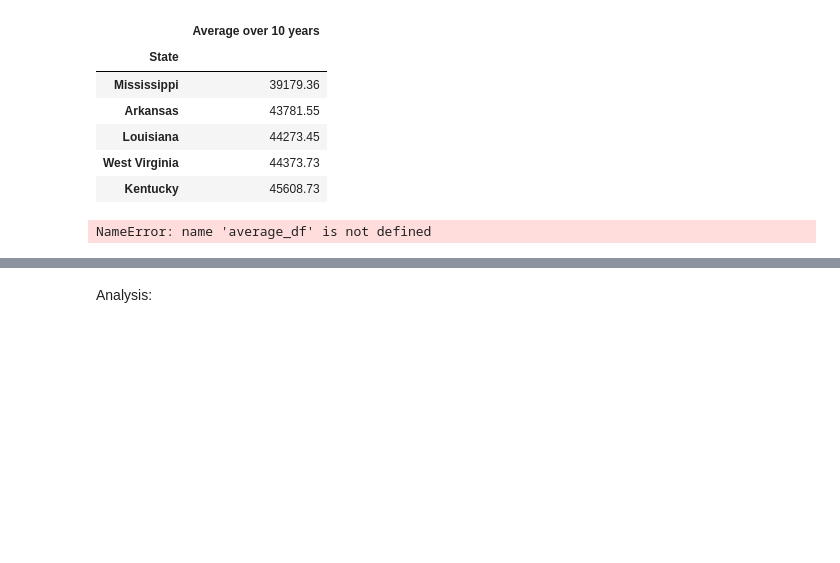
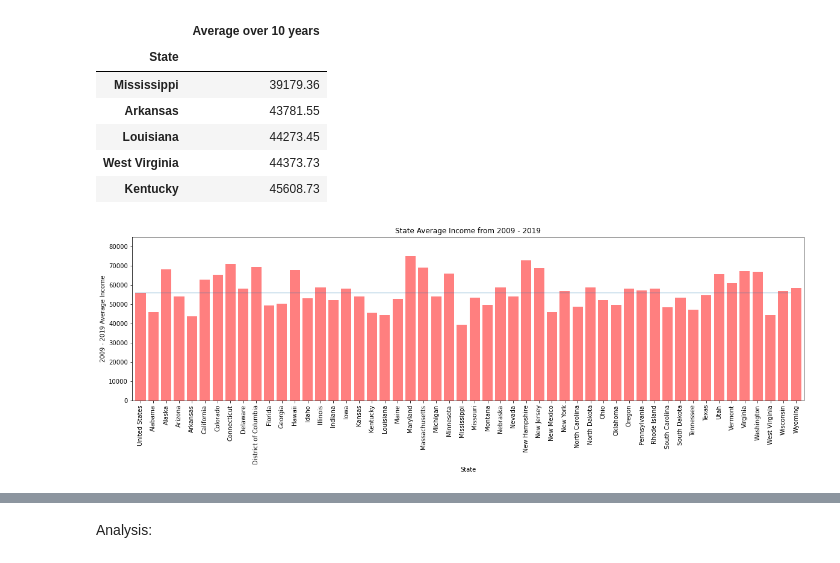
Before and after one commit to josh-acampado/dumbledores_platoon, a Jupyter notebook: Median Income by State.ipynb, the cells around one changed output, grey strips where cells are left out. Cells and saved outputs as stored; diff of their text form; code cells hidden in the pictures; blank space fills up the shorter version.

Commit message:
Finished the visualizations

```diff
--- a/Median Income by State.ipynb
+++ b/Median Income by State.ipynb
@@ -167,23 +181,22 @@ lowest_median_income_df.head(5)
 # %%
 #Visualizations
 
 #bar graph, country vs all
 
-x_axis = np.arange(len(average_df))
+x_axis = np.arange(len(final_average_df))
 tick_locations = [value+0.4 for value in x_axis]
-plt.figure(figsize=(20,3))
-plt.bar(x_axis, average_income_df["Average Income"], color='r', alpha=0.5, align="edge")
-plt.xticks(tick_locations, average_df["State"], rotation="vertical")
+plt.figure(figsize=(20,5))
+plt.bar(x_axis, final_average_df["Average over 10 years"], color='r', alpha=0.5, align="edge")
+plt.xticks(tick_locations, final_average_df.index, rotation="vertical")
 plt.xlim(-0.25, len(x_axis))
-plt.ylim(0, max(rain_df["Average Income"])+10)
+plt.ylim(0, max(final_average_df["Average over 10 years"])+10000)
 plt.title("State Average Income from 2009 - 2019")
 plt.xlabel("State")
 plt.ylabel("2009 - 2019 Average Income")
-plt.tight_layout()
-plt.savefig("avg_state_rain.png")
+plt.hlines(final_average_df.iloc[0,0], 0, 51, alpha = 0.25)
 plt.show()
 # %% [output]
-NameError: name 'average_df' is not defined
+[figure, added]
 # %%
 #Visualizations
 
```
Also changed, not shown: parts of 5 cells of this notebook.
